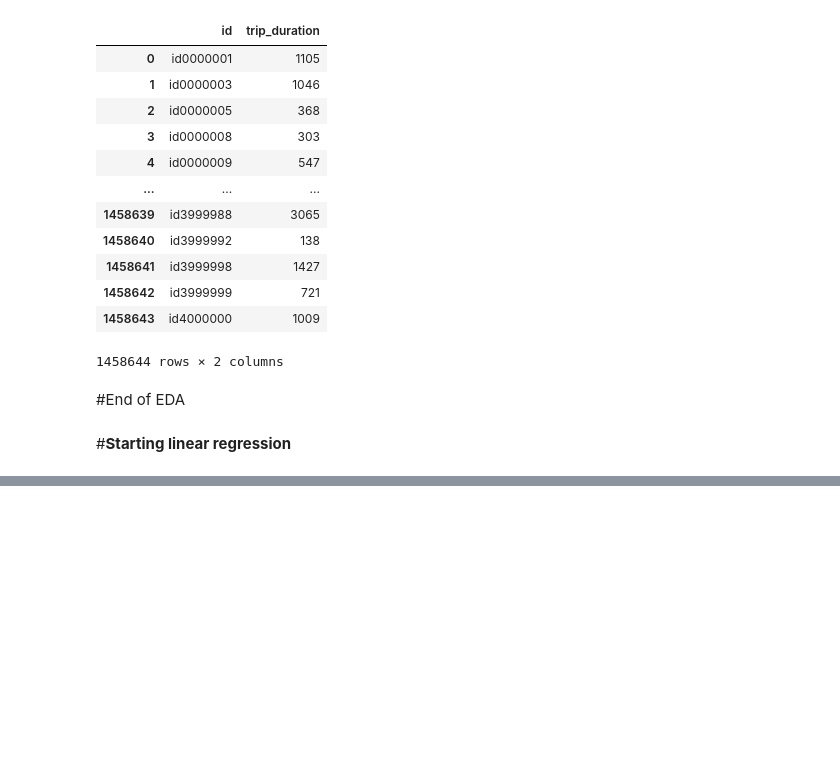
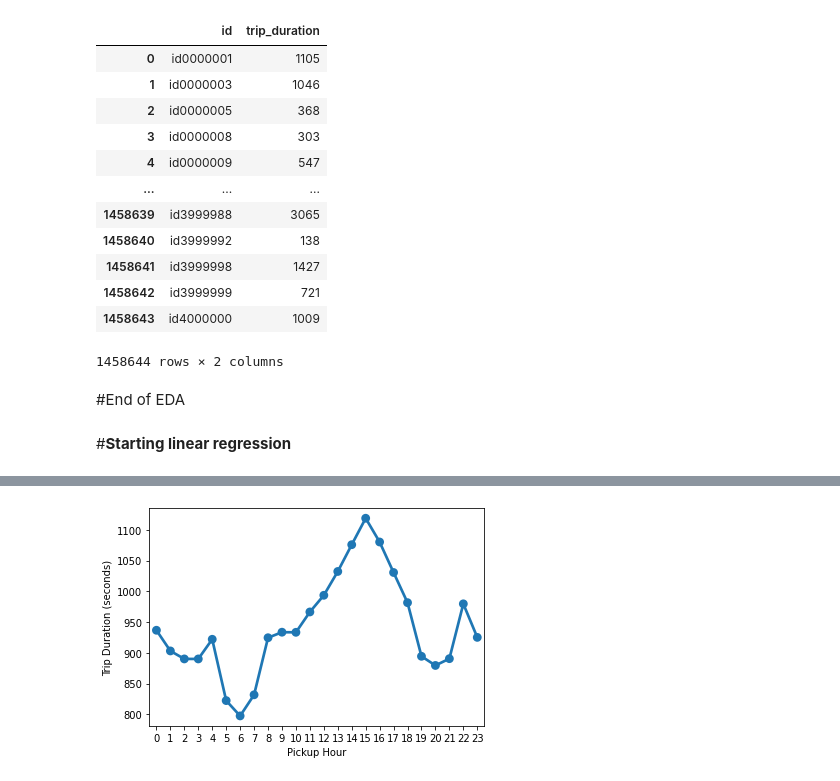
Before and after one commit to Gauravmehra1/NYCTaxiData.csv, a Jupyter notebook: Copy_of_NYC_Taxi_Trip_Time_Prediction_Capstone_Project.ipynb, the cells around one changed output, grey strips where cells are left out. Drawn from its saved outputs; the diff is of its cells as text; code cells hidden in the pictures; blank space fills up the shorter version.

```diff
--- a/Copy_of_NYC_Taxi_Trip_Time_Prediction_Capstone_Project.ipynb
+++ b/Copy_of_NYC_Taxi_Trip_Time_Prediction_Capstone_Project.ipynb
@@ -690,0 +732,8 @@ trip_con.max()
+# %%
+group1 = df.groupby('pickup_hour').trip_duration.mean()
+sns.pointplot(group1.index, group1.values)
+plt.ylabel('Trip Duration (seconds)')
+plt.xlabel('Pickup Hour')
+plt.show()
+# %% [output]
+[figure, added]
```
Also changed, not shown: parts of 17 cells of this notebook.
